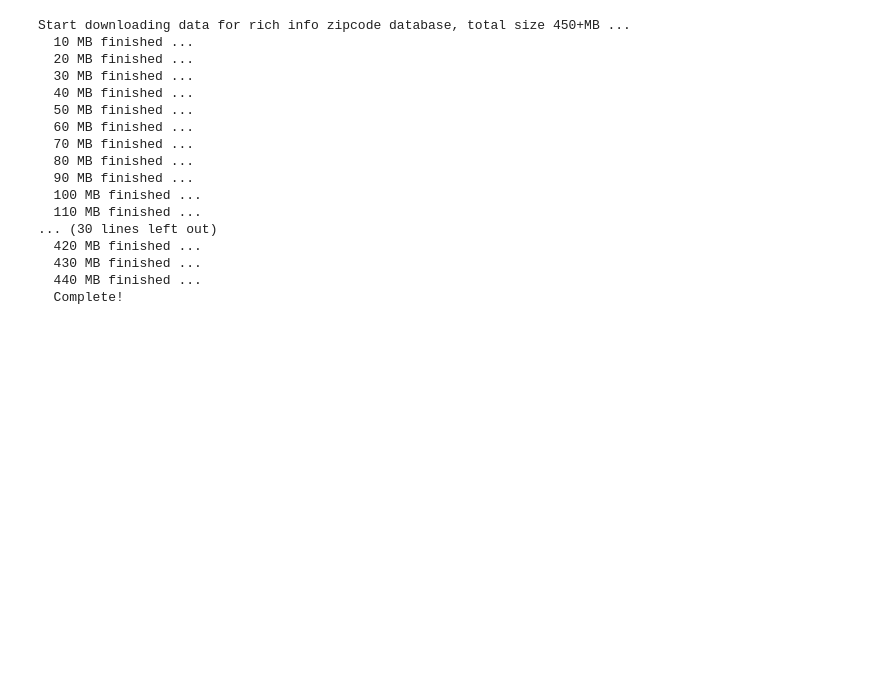
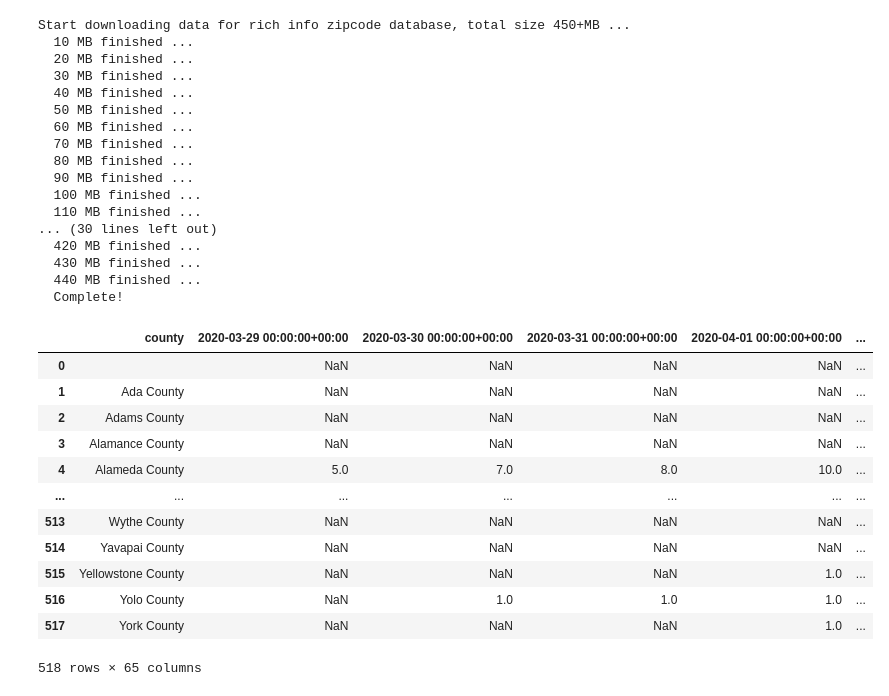
Before and after one commit to antonpolishko/task-ts, a Jupyter notebook: beat19_EDA_v1.ipynb, the cells around one changed output. Saved outputs shown, nothing was run; the diff lists cells and outputs as text; code cells hidden in the pictures; blank space fills up the shorter version.

Commit message:
Updated with entries per day per county

```diff
--- a/beat19_EDA_v1.ipynb
+++ b/beat19_EDA_v1.ipynb
@@ -209,3 +209,25 @@ Start downloading data for rich info zipcode database, total size 450+MB ...
   430 MB finished ...
   440 MB finished ...
   Complete!
+# %%
+count_enroll = daily[['date','_id']].merge(enrollment[['_id','county']], how = 'left',on = '_id')
+count_enroll = count_enroll.groupby(['date','county']).count()
+count_enroll = pd.pivot_table(count_enroll, columns = 'date', index = 'county')
+count_enroll.columns = count_enroll.columns.droplevel(0)
+count_enroll = count_enroll.reset_index().rename_axis(None, axis=1)
+# %%
+count_enroll
+# %% [output]
+|  | county | 2020-03-29 00:00:00+00:00 | 2020-03-30 00:00:00+00:00 | 2020-03-31 00:00:00+00:00 | 2020-04-01 00:00:00+00:00 | ... |
+| 0 |  | NaN | NaN | NaN | NaN | ... |
+| 1 | Ada County | NaN | NaN | NaN | NaN | ... |
+| 2 | Adams County | NaN | NaN | NaN | NaN | ... |
+| 3 | Alamance County | NaN | NaN | NaN | NaN | ... |
+| 4 | Alameda County | 5.0 | 7.0 | 8.0 | 10.0 | ... |
+| ... | ... | ... | ... | ... | ... | ... |
+| 513 | Wythe County | NaN | NaN | NaN | NaN | ... |
+| 514 | Yavapai County | NaN | NaN | NaN | NaN | ... |
+| 515 | Yellowstone County | NaN | NaN | NaN | 1.0 | ... |
+| 516 | Yolo County | NaN | 1.0 | 1.0 | 1.0 | ... |
+| 517 | York County | NaN | NaN | NaN | 1.0 | ... |
+518 rows × 65 columns
```
Also changed, not shown: parts of 2 cells of this notebook.
